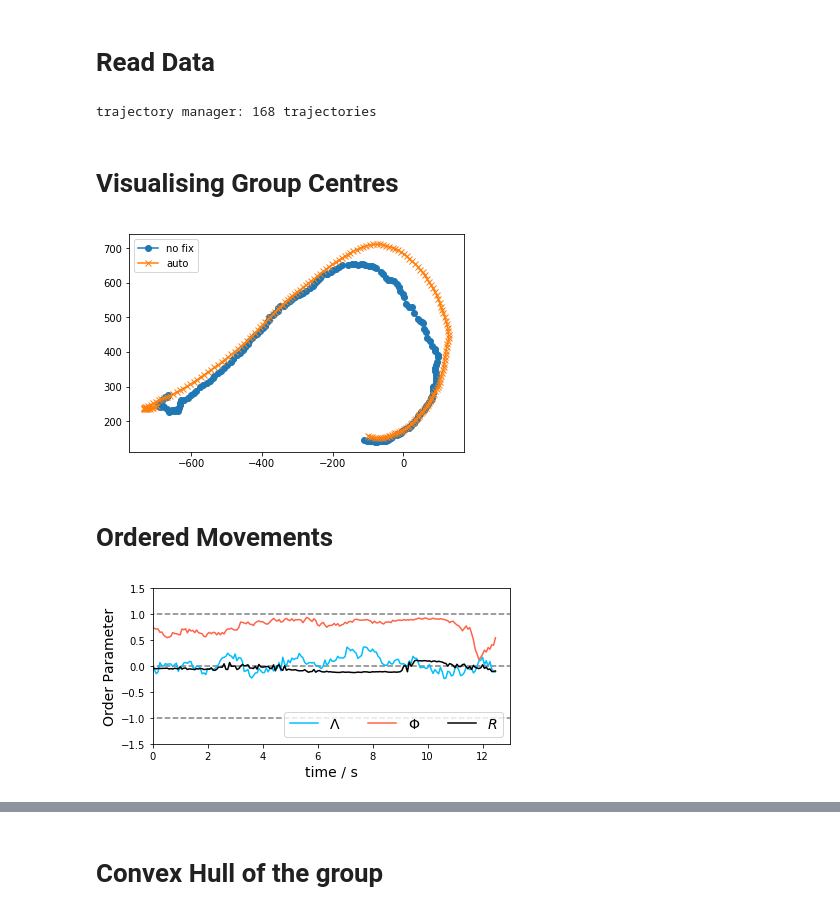
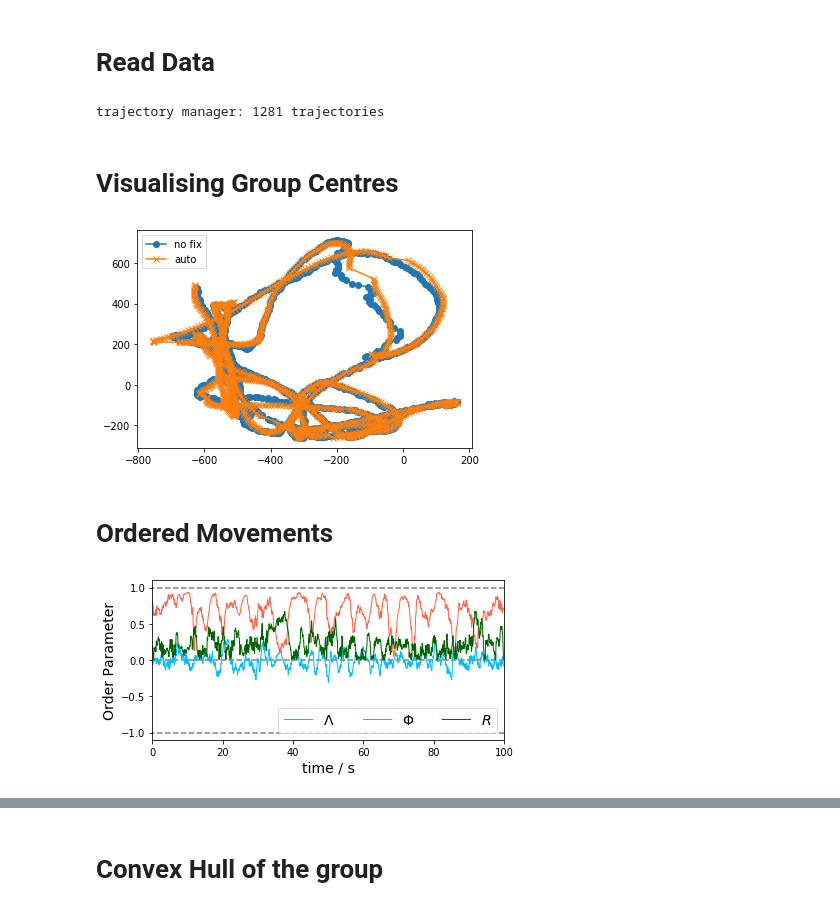
Before and after one commit to yangyushi/FishPy, a Jupyter notebook: notebooks/corr.ipynb, the cells around one changed output, grey strips where cells are left out. Saved outputs shown, nothing was run; the diff lists cells and outputs as text; code cells hidden in the pictures.

```diff
--- a/notebooks/corr.ipynb
+++ b/notebooks/corr.ipynb
@@ -26,7 +22,7 @@ The autoreload extension is already loaded. To reload it, use:
 # %% [markdown]
 # Read Data
 # %%
-with open('vanilla_trajectories.pkl', 'rb') as f:
+with open('trajectories_50_small.pkl', 'rb') as f:
     trajectories = pickle.load(f)
 blur = None
 
@@ -34,7 +30,7 @@ fish_trajs = []
 
 for traj in trajectories:
     xyz = np.array(traj['position']).T
-    #xyz = ndimage.gaussian_filter1d(xyz, 1, axis=1)
+    xyz = ndimage.gaussian_filter1d(xyz, 1, axis=1)
     t = np.array(traj['time'])
     ti = np.arange(t[0], t[-1]+1, 1)
     xi = np.interp(x = ti, xp = t, fp = xyz[0])
@@ -48,17 +44,17 @@ manager = ft.Manager(fish_trajs)
 
 print(manager)
 # %% [output]
-trajectory manager: 168 trajectories
+trajectory manager: 1281 trajectories
 # %% [markdown]
 # Visualising Group Centres
 # %%
 gce_1 = fc.utility.GCE(manager.trajs)
-gce_3 = fc.utility.GCE(manager.trajs, 50)
+gce_3 = fc.utility.GCE(manager.trajs, 48)
 plt.plot(*gce_1.centres.T[:2], '-o', label='no fix')
 plt.plot(*gce_3.centres.T[:2], '-x', label='auto')
 plt.legend()
 plt.show()
 # %% [output]
-[figure, old version]
+[figure, new version]
 # %% [markdown]
 # Ordered Movements
@@ -75,17 +69,22 @@ y3 = np.ones(x.shape) * 1
 plt.plot(x, y1, '--', color='k', alpha=0.5)
 plt.plot(x, y2, '--', color='k', alpha=0.5)
 plt.plot(x, y3, '--', color='k', alpha=0.5)
-plt.plot(np.arange(len(d_orders))/15, d_orders, label=r'$\Lambda$', color='deepskyblue')
-plt.plot(np.arange(len(t_orders))/15, np.abs(t_orders), label=r'$\Phi$', color='tomato')
-plt.plot(np.arange(len(r_orders))/15, r_orders, label=r'$R$', color='k')
+
+plt.plot(np.arange(len(d_orders))/15, d_orders, label=r'$\Lambda$',
+         color='deepskyblue', linewidth=1)
+plt.plot(np.arange(len(t_orders))/15, np.abs(t_orders), label=r'$\Phi$',
+            color='tomato', linewidth=1)
+plt.plot(np.arange(len(r_orders))/15, np.abs(r_orders), label=r'$R$',
+         color='darkgreen', linewidth=1)
+
 plt.legend(fontsize=14, loc='lower right', ncol=3)
-plt.ylim(-1.5, 1.5)
-plt.xlim(0, 13)
+plt.ylim(-1.1, 1.1)
+plt.xlim(0, 100)
 plt.xlabel('time / s', fontsize=14)
 plt.ylabel(f'Order Parameter', fontsize=14)
 plt.gcf().set_size_inches(6, 3)
 plt.tight_layout()
-plt.savefig('order_par.pdf')
+plt.savefig('order_par_small.pdf')
 plt.show()
 # %% [output]
-[figure, old version]
+[figure, new version]
```
Also changed, not shown: parts of 23 cells of this notebook.
